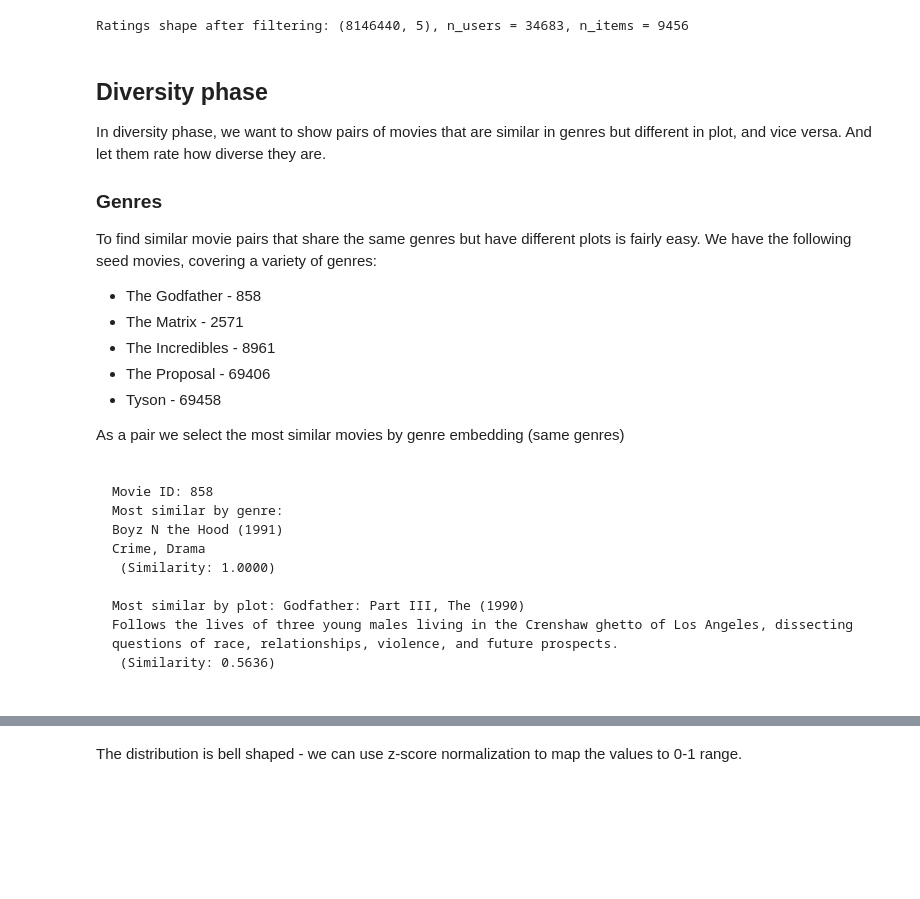
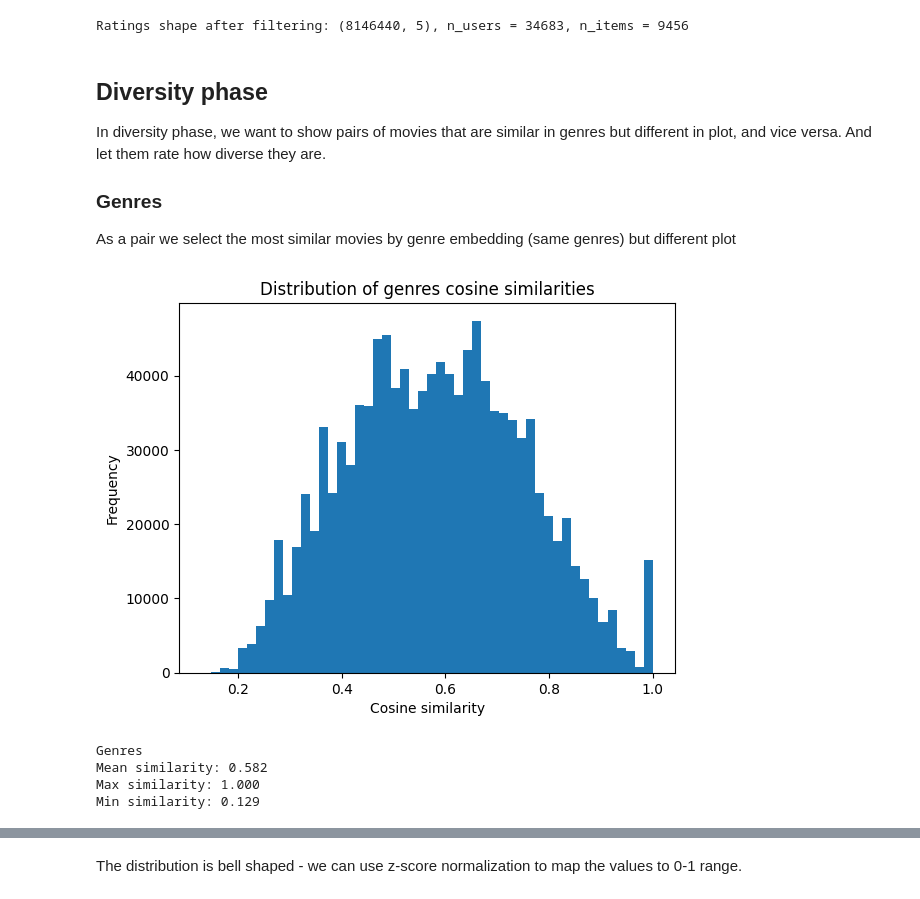
Before and after one commit to RichardFedak/llm-diversity, a Jupyter notebook: experiment/EasyStudy/server/static/datasets/ml-latest/div_phase.ipynb, the cells around one changed output, grey strips where cells are left out. Cells and saved outputs as stored; diff of their text form; code cells hidden in the pictures; blank space fills up the shorter version.

````diff
--- a/experiment/EasyStudy/server/static/datasets/ml-latest/div_phase.ipynb
+++ b/experiment/EasyStudy/server/static/datasets/ml-latest/div_phase.ipynb
@@ -35,26 +44,23 @@ In diversity phase, we want to show pairs of movies that are similar in genres b
 
 ### Genres
 
-To find similar movie pairs that share the same genres but have different plots is fairly easy. We have the following seed movies, covering a variety of genres:
-
-- The Godfather - 858
-- The Matrix - 2571
-- The Incredibles - 8961
-- The Proposal - 69406
-- Tyson - 69458
-
-As a pair we select the most similar movies by genre embedding (same genres)
-
-```txt
-
-Movie ID: 858
-Most similar by genre:
-Boyz N the Hood (1991)
-Crime, Drama
- (Similarity: 1.0000)
-
-Most similar by plot: Godfather: Part III, The (1990)
-Follows the lives of three young males living in the Crenshaw ghetto of Los Angeles, dissecting questions of race, relationships, violence, and future prospects.
- (Similarity: 0.5636)
-
-```
+As a pair we select the most similar movies by genre embedding (same genres) but different plot
+# %%
+
+plt.hist(genre_sim_scores, bins=50)
+plt.title("Distribution of genres cosine similarities")
+plt.xlabel("Cosine similarity")
+plt.ylabel("Frequency")
+plt.show()
+# %% [output]
+[figure, added]
+# %%
+print("Genres")
+print(f"Mean similarity: {np.mean(genre_sim_scores):.3f}")
+print(f"Max similarity: {np.max(genre_sim_scores):.3f}")
+print(f"Min similarity: {np.min(genre_sim_scores):.3f}")
+# %% [output]
+Genres
+Mean similarity: 0.582
+Max similarity: 1.000
+Min similarity: 0.129
````
Also changed, not shown: parts of 13 cells of this notebook.
